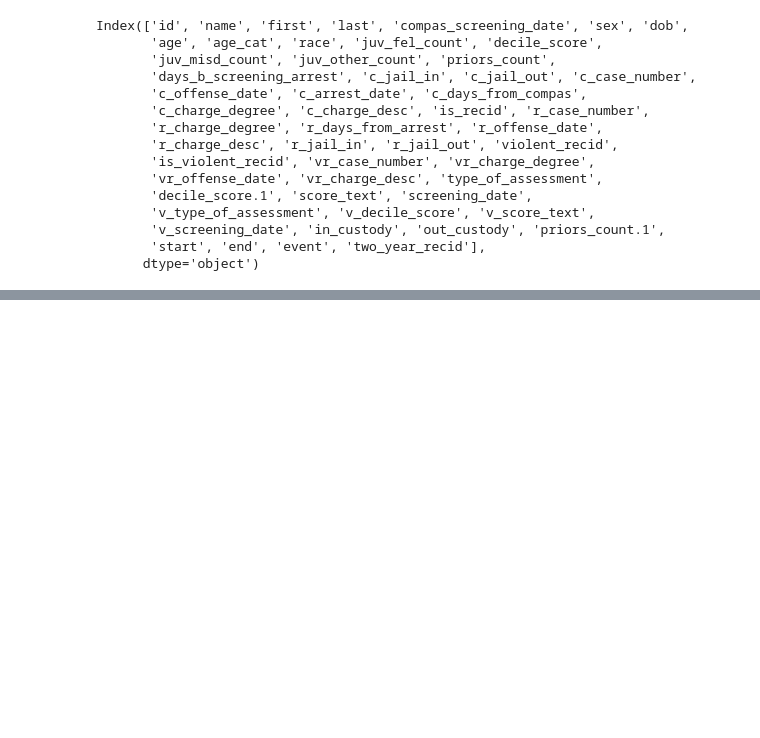
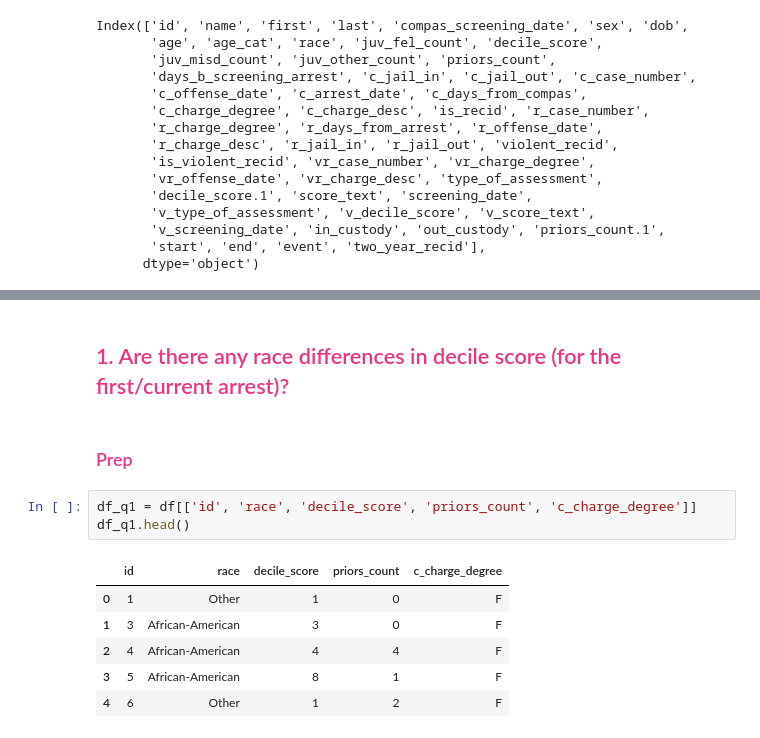
Before and after one commit to doomsdayhotel/COMPAS-analysis, a Jupyter notebook: COMPAS Project.ipynb, the cells around one changed output, grey strips where cells are left out. Drawn from its saved outputs; the diff is of its cells as text; blank space fills up the shorter version.

```diff
--- a/COMPAS Project.ipynb
+++ b/COMPAS Project.ipynb
@@ -46,0 +67,14 @@ Index(['id', 'name', 'first', 'last', 'compas_screening_date', 'sex', 'dob',
+# %% [markdown]
+## <font color='#eb3483'> 1. Are there any race differences in decile score (for the first/current arrest)? </font>
+# %% [markdown]
+### <font color='#eb3483'> Prep </font>
+# %%
+df_q1 = df[['id', 'race', 'decile_score', 'priors_count', 'c_charge_degree']]
+df_q1.head()
+# %% [output]
+|  | id | race | decile_score | priors_count | c_charge_degree |
+| 0 | 1 | Other | 1 | 0 | F |
+| 1 | 3 | African-American | 3 | 0 | F |
+| 2 | 4 | African-American | 4 | 4 | F |
+| 3 | 5 | African-American | 8 | 1 | F |
+| 4 | 6 | Other | 1 | 2 | F |
```
Also changed, not shown: parts of 25 cells of this notebook.
